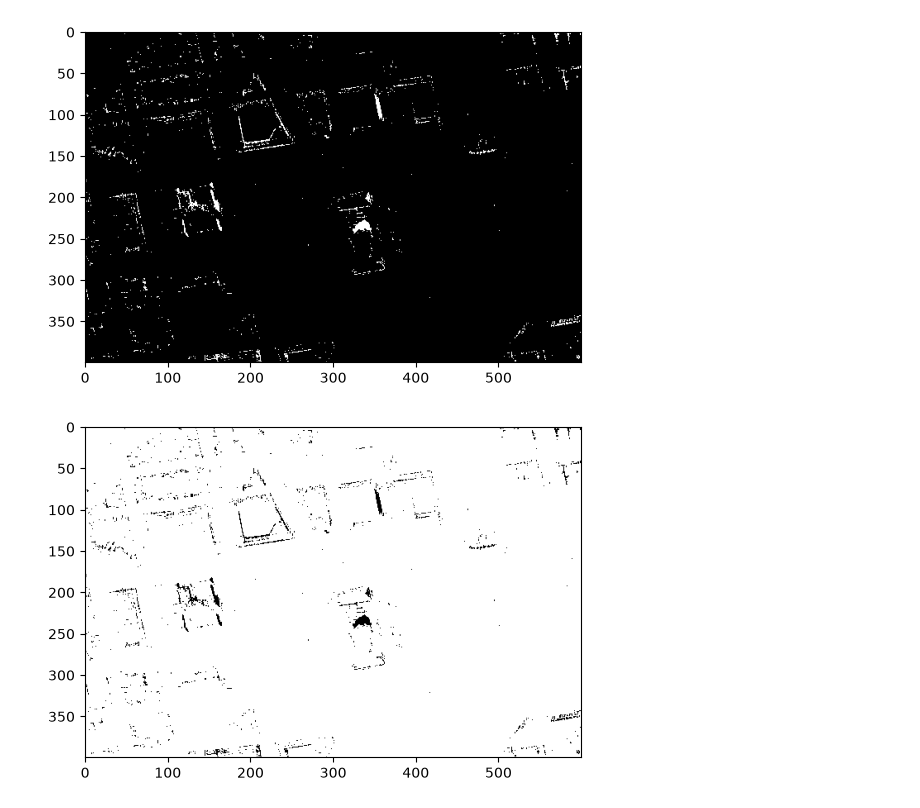
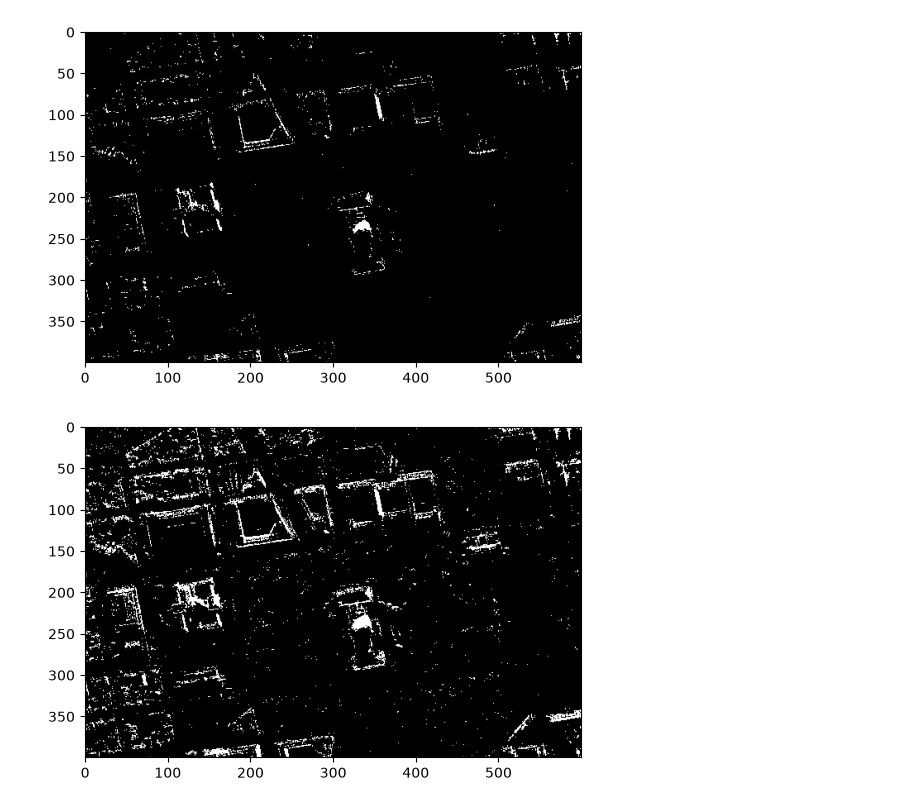
Before and after one commit to novaeff/image-processing, a Jupyter notebook: lab1.ipynb, the cells around one changed output. Saved outputs shown, nothing was run; the diff lists cells and outputs as text; code cells hidden in the pictures.

```diff
--- a/lab1.ipynb
+++ b/lab1.ipynb
@@ -102,8 +107,8 @@ plt.show()
 # %% [output]
 [figure]
 # %%
-_, th_bin_inv = cv2.threshold(image, 200, 255, cv2.THRESH_BINARY_INV)
-plt.imshow(th_bin_inv)
+_, th_bin = cv2.threshold(image, 150, 255, cv2.THRESH_BINARY)
+plt.imshow(th_bin)
 plt.show()
 # %% [output]
-[figure, old version]
+[figure, new version]
```
Also changed, not shown: parts of 5 cells of this notebook.
